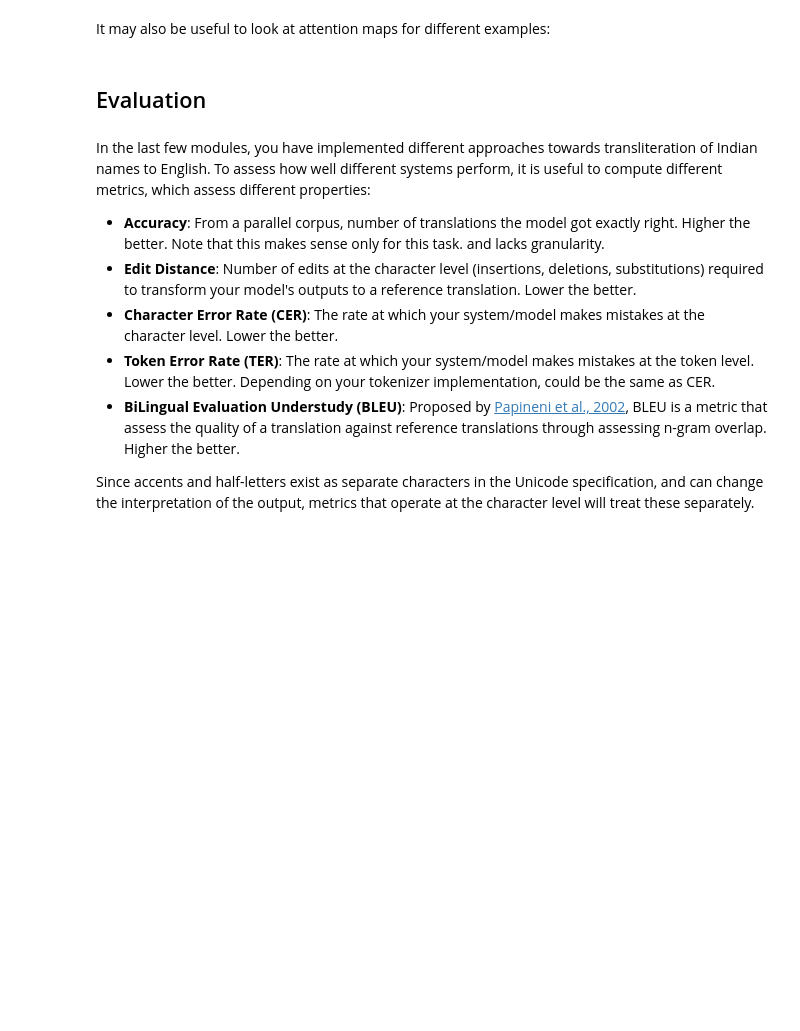
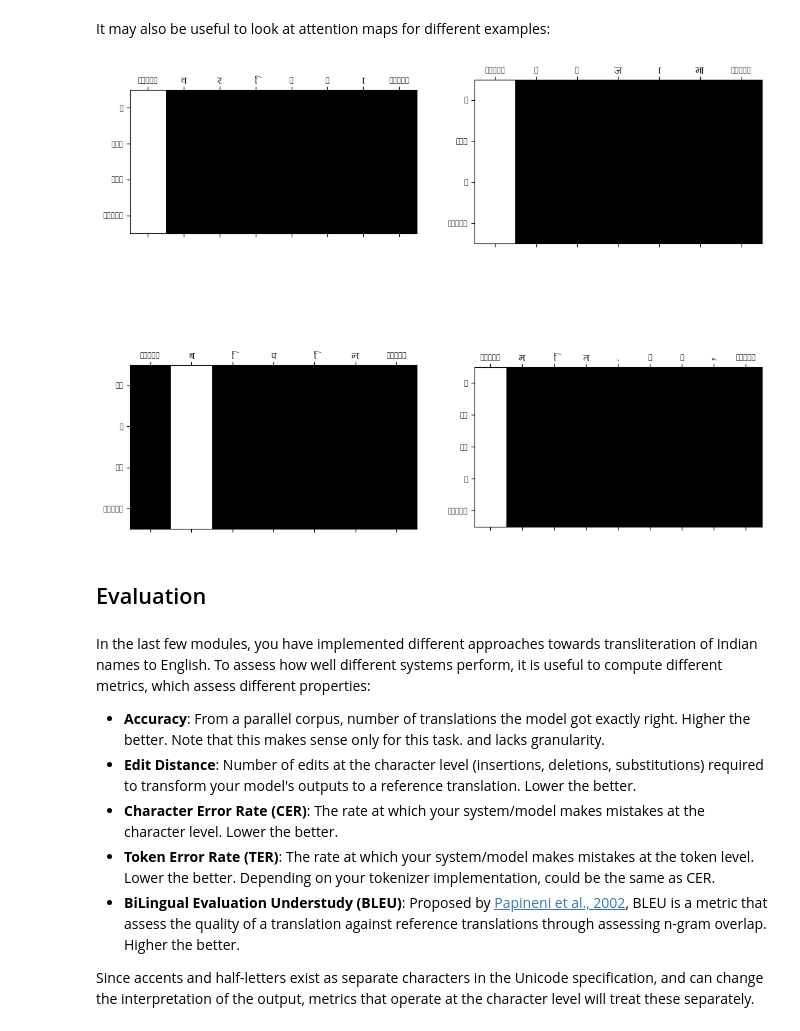
Before and after one commit to sai-12-oss/Study-in-2025, a Jupyter notebook: Sem_4/DS-207-Intro-NLP/Assignments/A-3/Assignment-3.ipynb, the cells around one changed output. Cells and saved outputs as stored; diff of their text form; code cells hidden in the pictures; blank space fills up the shorter version.

```diff
--- a/Sem_4/DS-207-Intro-NLP/Assignments/A-3/Part-1.ipynb
+++ b/Sem_4/DS-207-Intro-NLP/Assignments/A-3/Assignment-3.ipynb
@@ -1340,26 +1282,18 @@ def rnn_greedy_generate(model, seq_x, src_tokenizer, tgt_tokenizer, max_length):
 
     seq_x = src_tokenizer.encode(seq_x)
     seq_x = torch.tensor(seq_x).unsqueeze(0).to(device)
-
+    numb = seq_x.shape[1]
     decoder_input = torch.tensor([[tgt_tokenizer.get_special_tokens()['[BOS]']]]).to(device)
-
     output_tokens = [tgt_tokenizer.get_special_tokens()['[BOS]']]
-
     with torch.no_grad():
         log_probs, decoder_hidden = model(seq_x, decoder_input)
-
-        for _ in range(max_length - 1):
+        for _ in range(numb-1):
             top_token = log_probs.argmax(dim=-1).squeeze()
-
             output_tokens.append(top_token.item())
-
             if top_token.item() == tgt_tokenizer.get_special_tokens()['[EOS]']:
                 break
-
             decoder_input = top_token.unsqueeze(0).unsqueeze(0).to(device)
-
             log_probs, decoder_hidden = model(seq_x, decoder_input, decoder_hidden)
-
     return tgt_tokenizer.decode(output_tokens)
 
     # END CODE
@@ -1823,27 +1701,27 @@ class RNNEncoderDecoderLMWithAttention(torch.nn.Module):
 
 # Add parameters related to the model here.
 rnn_enc_dec_attn_params = {
-    'src_vocab_size': len(src_tokenizer.get_vocabulary()),  # Example size, adjust based on your dataset
-    'tgt_vocab_size': len(src_tokenizer.get_vocabulary()),  # Example size, adjust based on your dataset
-    'embd_dims'     : 256,    # Embedding dimension, a common choice
-    'hidden_size'   : 512,    # Hidden state size, larger for more capacity
-    'dropout'       : 0.3,    # Dropout rate, prevents overfitting
-    'num_layers'    : 2       # Number of RNN layers, balances capacity and complexity
+    'src_vocab_size': len(src_tokenizer.get_vocabulary()),
+    'tgt_vocab_size': len(tgt_tokenizer.get_vocabulary()),
+    'embd_dims'     : 512,
+    'hidden_size'   : 1024,
+    'dropout'       : 0.1,
+    'num_layers'    : 3
 }
 
 # Add parameters related to the dataset processing here.
 rnn_enc_dec_attn_data_params = dict(
-    src_padding=0,  # Padding token ID for source sequences (e.g., 0 for <PAD>)
-    tgt_padding=0,  # Padding token ID for target sequences (e.g., 0 for <PAD>)
+    src_padding=15,
+    tgt_padding=15,
 )
 
 # Add parameters related to training here.
 rnn_enc_dec_attn_training_params = dict(
-    num_epochs=10,    # Number of training epochs, adjust based on dataset size
-    batch_size=64,    # Batch size, balance between speed and memory usage
-    shuffle=True,     # Shuffle data during training, improves generalization
-    save_steps=1000,  # Save model every 1000 steps, adjust based on training duration
-    eval_steps=500    # Evaluate model every 500 steps, adjust based on training duration
+    num_epochs=20,
+    batch_size=32,
+    shuffle=True,
+    save_steps=100,
+    eval_steps=100
 )
 
 # END CODE
@@ -1856,8 +1734,8 @@ model = RNNEncoderDecoderLMWithAttention(**rnn_enc_dec_attn_params)
 # BEGIN CODE : rnn-enc-dec-attn.train
 
 # ADD YOUR CODE HERE
-optimizer = torch.optim.Adam(model.parameters(), lr=0.001, betas=(0.9, 0.999))
-criterion = torch.nn.NLLLoss(ignore_index=rnn_enc_dec_attn_data_params['tgt_padding'])
+optimizer = torch.optim.Adam(model.parameters(), lr=0.0005)
+criterion = torch.nn.NLLLoss(ignore_index=tgt_tokenizer.get_special_tokens()['[PAD]'])
 
 # END CODE
 
@@ -1938,19 +1868,21 @@ def visualize_attention(src_glyphs, tgt_glyphs, attention, axes):
 # %%
 # Please do not change anything in the following cell.
 
 pyplot.figure(figsize=(12, 10))
 
 src_id_to_token = inverse_vocabulary(src_tokenizer)
 tgt_id_to_token = inverse_vocabulary(tgt_tokenizer)
 
-with torch.no_grad():
+with torch.inference_mode():
     for i, row in train_data.sample(n=4, random_state=42, ignore_index=True).iterrows():
         src_tokens = torch.tensor(src_tokenizer.encode(row['Name']))
         attentions, tgt_tokens = model.attentions(src_tokens, tgt_tokenizer.get_special_tokens()['[EOS]'], max_length=50)
         src_glyphs = apply_inverse_vocab(src_tokens.tolist(), src_id_to_token)
         tgt_glyphs = apply_inverse_vocab(tgt_tokens.tolist(), tgt_id_to_token)
         axes = pyplot.subplot(2, 2, i+1)
         visualize_attention(src_glyphs, tgt_glyphs, attentions, axes)
+# %% [output]
+[figure, added]
 # %%
 # Please do not change anything in the following cell.
 
```
Also changed, not shown: parts of 23 cells of this notebook, 8 other files.
